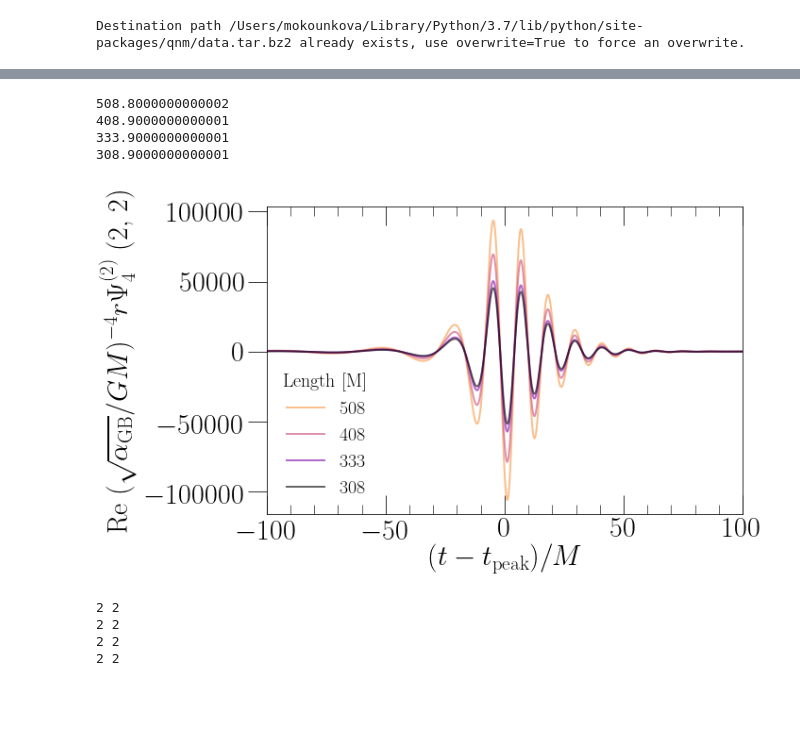
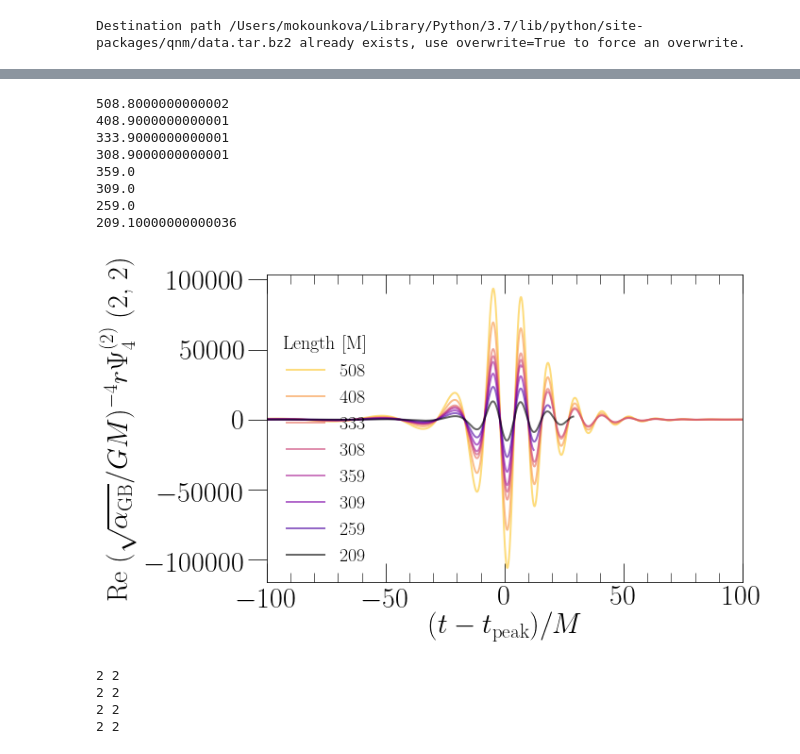
Before and after one commit to mariaokounkova/EDGB, a Jupyter notebook: GW150914/EDGB_GW.ipynb, the cells around one changed output, grey strips where cells are left out. Drawn from its saved outputs; the diff is of its cells as text; code cells hidden in the pictures; blank space fills up the shorter version.

Commit message:
EDGB_GW: Added ramp time as argument
No longer assuming a constant ramp time since we
have lots of different runs

```diff
--- a/GW150914/EDGB_GW.ipynb
+++ b/GW150914/EDGB_GW.ipynb
@@ -322,6 +331,9 @@ def SecularRegimePlot():
 
     start_arr = [1900, 2000, 2075, 2100] ## Also add 1900 when it's done
     ramp_arr = [250, 250, 250, 250]
+
+    start_arr = [1900, 2000, 2075, 2100, 2200, 2250, 2300, 2350]
+    ramp_arr = [250, 250, 250, 250, 100, 100, 100, 100]
     figname = 'SecularhPsi4'
     figsize=(10,6)
 
@@ -333,7 +345,7 @@ def SecularRegimePlot():
     for start, ramp, color in zip(start_arr, ramp_arr, colors):
 
         ## Get the extrapolated waveforms
-        time, data = GethPsi4Mode(ev_dir(start, lev=0), radius=0)
+        time, data = GethPsi4Mode(ev_dir(start, ramp_time = ramp, lev=0), radius=0)
         #time, data = GethPsi4ModeExtrapolated(ex_dir(start, lev=0))
         ## Let's calculate the length until the merger time
         t_peak = GetPeakTimeMode(time, data)
@@ -341,34 +353,38 @@ def SecularRegimePlot():
         print(length)
 
         time = SubtractPeakTimeMode(time, data)
         time, data = CutTimes(time, data, -100, 100)
 
         lw = 2.0
         ls='-'
         if start == start_arr[-1]:
             color = 'black'
             lw = 2.0
             ls='--'
         ax.plot(time, data, color = color, label="%d" % length, lw=lw, alpha=0.6)
 
     legend = ax.legend(fontsize=20, loc='lower left', frameon=False, ncol=1, \
               title='Length [M]')
     plt.setp(legend.get_title(),fontsize=20)
     ax.set_ylabel('Re ' + LabelsDict[GethPsi4ModeExtrapolated] + str(mode), fontsize=30)
     ax.set_xlim(-100, 100)
 
     ax.set_xlabel('$(t - t_\mathrm{peak})/M$', fontsize=30)
     plt.tight_layout()
     plt.savefig(figname + '.pdf')
     plt.show()
 
 SecularRegimePlot()
 # %% [output]
 508.8000000000002
 408.9000000000001
 333.9000000000001
 308.9000000000001
+359.0
+309.0
+259.0
+209.10000000000036
-[figure, old version]
+[figure, new version]
 # %%
 ## Plot around t_s = 2100
 def LIGOBucketPlot():
```
Also changed, not shown: parts of 2 cells of this notebook.
